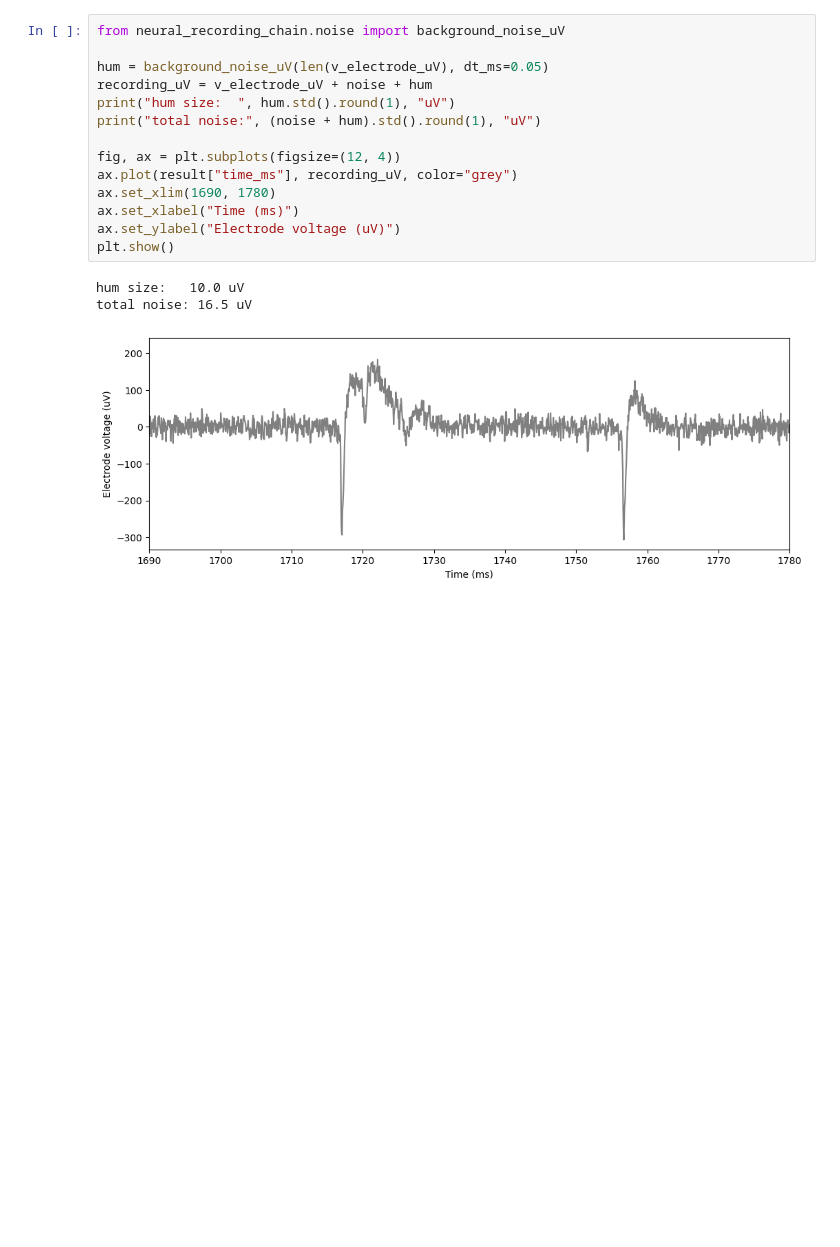
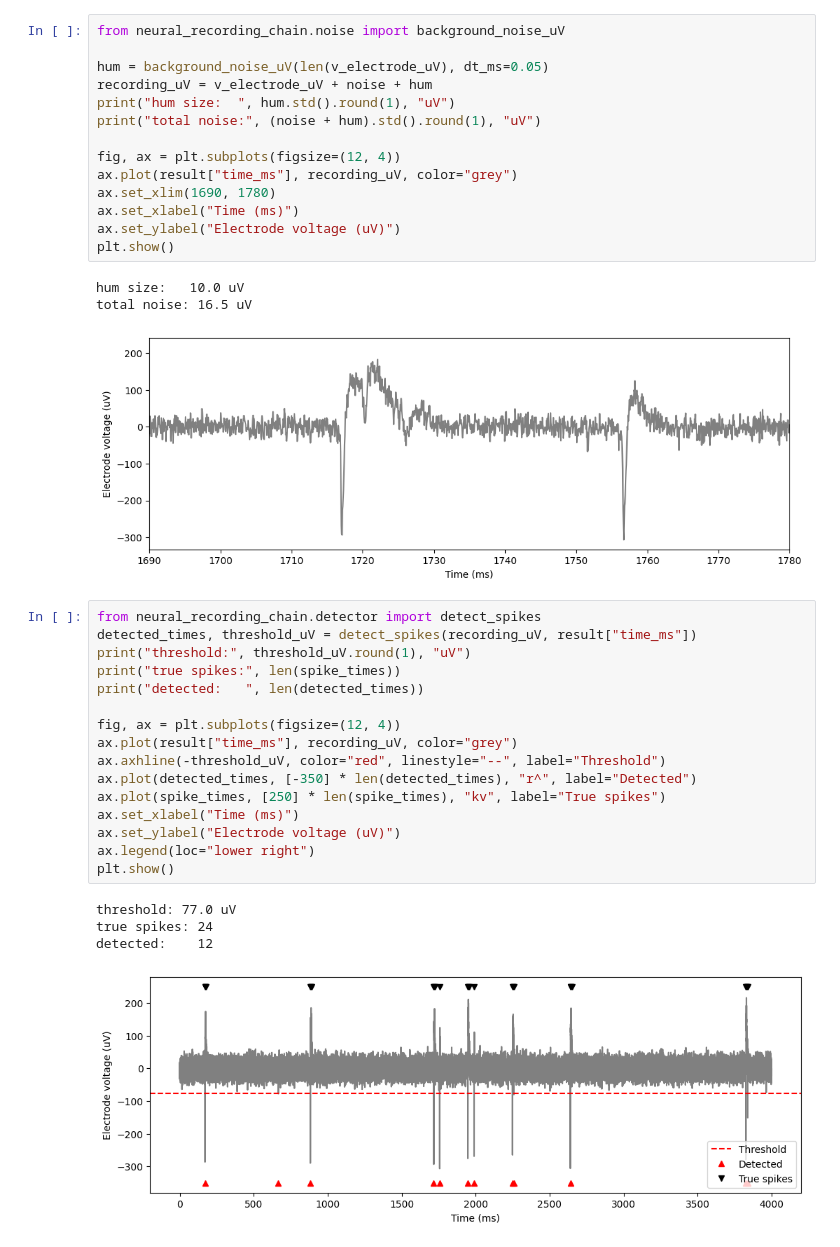
Before and after one commit to Parineeta98/Neural_Recording_Chain, a Jupyter notebook: notebooks/02_pyramidal_cell.ipynb, the cells around one changed output. Cells and saved outputs as stored; diff of their text form; blank space fills up the shorter version.

Commit message:
Add spike detector and detection scoring

```diff
--- a/notebooks/02_pyramidal_cell.ipynb
+++ b/notebooks/02_pyramidal_cell.ipynb
@@ -95,3 +95,24 @@ plt.show()
 hum size:   10.0 uV
 total noise: 16.5 uV
 [figure]
+# %%
+from neural_recording_chain.detector import detect_spikes
+detected_times, threshold_uV = detect_spikes(recording_uV, result["time_ms"])
+print("threshold:", threshold_uV.round(1), "uV")
+print("true spikes:", len(spike_times))
+print("detected:   ", len(detected_times))
+
+fig, ax = plt.subplots(figsize=(12, 4))
+ax.plot(result["time_ms"], recording_uV, color="grey")
+ax.axhline(-threshold_uV, color="red", linestyle="--", label="Threshold")
+ax.plot(detected_times, [-350] * len(detected_times), "r^", label="Detected")
+ax.plot(spike_times, [250] * len(spike_times), "kv", label="True spikes")
+ax.set_xlabel("Time (ms)")
+ax.set_ylabel("Electrode voltage (uV)")
+ax.legend(loc="lower right")
+plt.show()
+# %% [output]
+threshold: 77.0 uV
+true spikes: 24
+detected:    12
+[figure, added]
```
Also changed, not shown: parts of 1 cell of this notebook, 5 other files.
